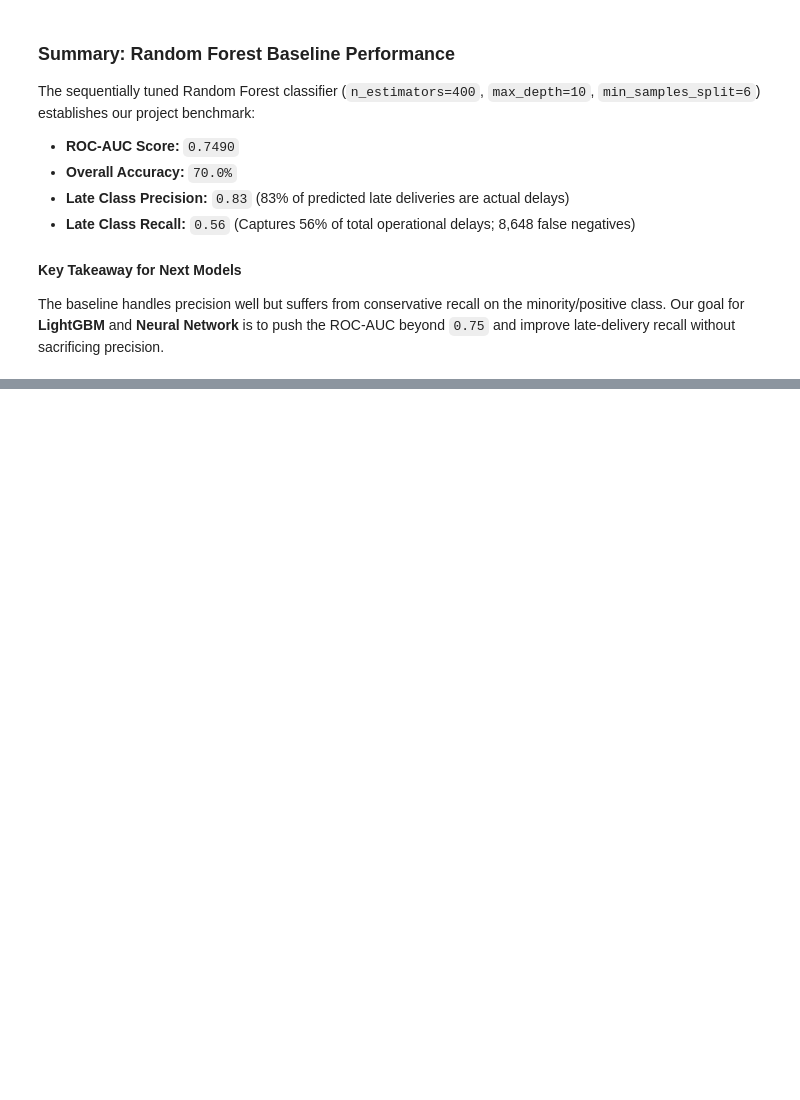
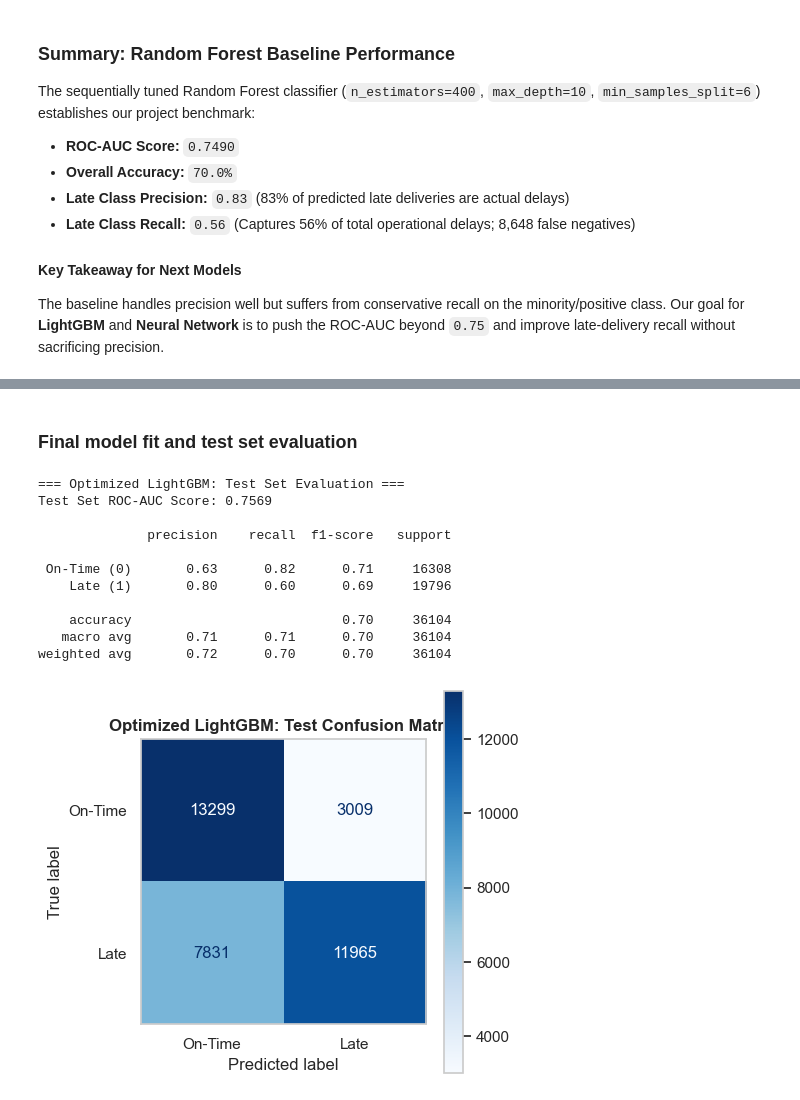
Before and after one commit to KhushalMalhotra/supply-chain-delivery-optimizer, a Jupyter notebook: python/delay_prediction.ipynb, the cells around one changed output, grey strips where cells are left out. Cells and saved outputs as stored; diff of their text form; code cells hidden in the pictures; blank space fills up the shorter version.

```diff
--- a/python/delay_prediction.ipynb
+++ b/python/delay_prediction.ipynb
@@ -754,0 +865,48 @@ The baseline handles precision well but suffers from conservative recall on the
+# %% [markdown]
+### Final model fit and test set evaluation
+# %%
+
+# Extract best estimator (already refitted on full X_train_prep)
+best_lgb_model = grid_lgb.best_estimator_
+
+# Generate test predictions
+y_pred_lgb = best_lgb_model.predict(X_test_prep)
+y_proba_lgb = best_lgb_model.predict_proba(X_test_prep)[:, 1]
+
+# Calculate final Test Set ROC-AUC
+test_roc_auc_lgb = roc_auc_score(y_test, y_proba_lgb)
+
+print("\n=== Optimized LightGBM: Test Set Evaluation ===")
+print(f"Test Set ROC-AUC Score: {test_roc_auc_lgb:.4f}\n")
+print(
+    classification_report(
+        y_test, y_pred_lgb, target_names=["On-Time (0)", "Late (1)"]
+    )
+)
+
+# Plot Confusion Matrix
+fig, ax = plt.subplots(figsize=(5, 4.5))
+ConfusionMatrixDisplay.from_predictions(
+    y_test,
+    y_pred_lgb,
+    display_labels=["On-Time", "Late"],
+    cmap="Blues",
+    ax=ax,
+)
+plt.title("Optimized LightGBM: Test Confusion Matrix", fontweight="bold")
+plt.grid(False)
+plt.tight_layout()
+plt.show()
+# %% [output]
+=== Optimized LightGBM: Test Set Evaluation ===
+Test Set ROC-AUC Score: 0.7569
+
+              precision    recall  f1-score   support
+
+ On-Time (0)       0.63      0.82      0.71     16308
+    Late (1)       0.80      0.60      0.69     19796
+
+    accuracy                           0.70     36104
+   macro avg       0.71      0.71      0.70     36104
+weighted avg       0.72      0.70      0.70     36104
+[figure, added]
```
Also changed, not shown: parts of 9 cells of this notebook, 1 other file.
